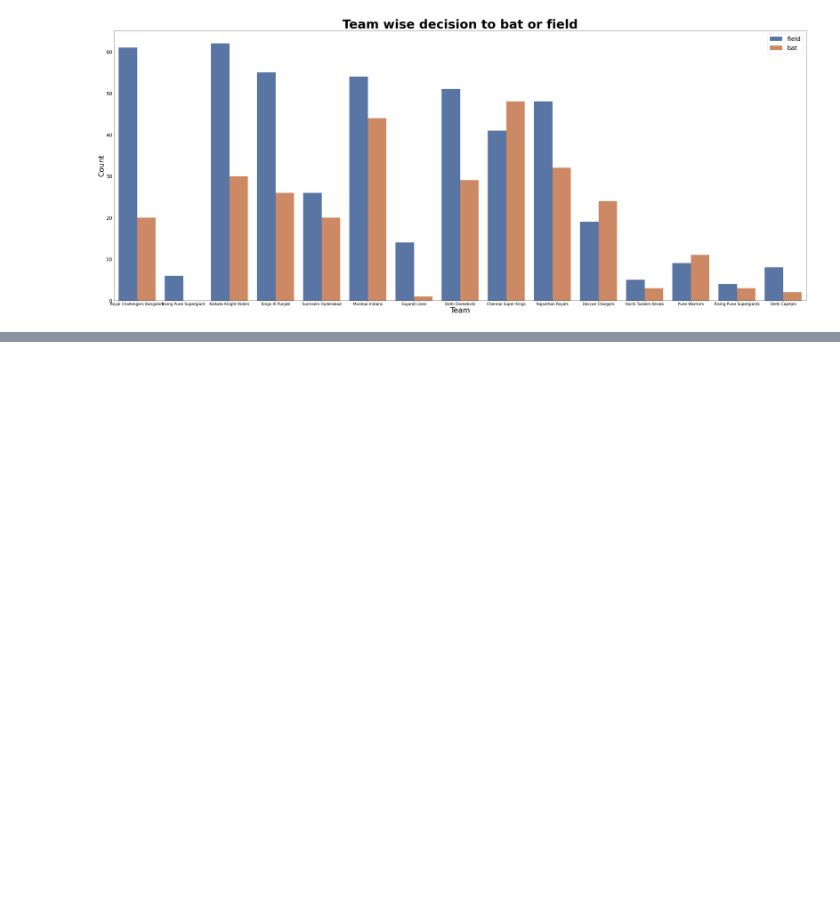
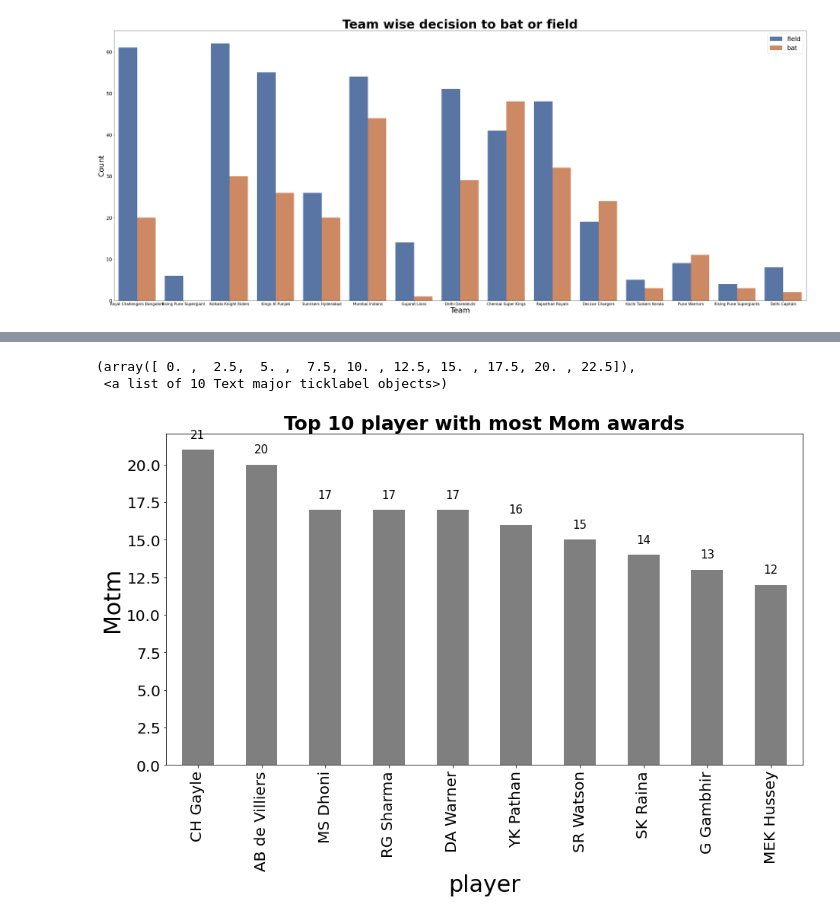
Before and after one commit to nehit210/EDA-on-sports-dataset, a Jupyter notebook: EDA.ipynb, the cells around one changed output, grey strips where cells are left out. Drawn from its saved outputs; the diff is of its cells as text; code cells hidden in the pictures; blank space fills up the shorter version.

```diff
--- a/EDA.ipynb
+++ b/EDA.ipynb
@@ -318,0 +357,3 @@ plt.legend( prop={'size': 25})
+# %%
+player=matches['player_of_match'].value_counts()
+player.head(20)
@@ -318,0 +378,16 @@ plt.legend( prop={'size': 25})
+# %%
+
+plt.figure(figsize=(15,8))
+player.head(10).plot(kind='bar',legend=False,color='tab:gray')
+plt.title("Top 10 player with most Mom awards",fontsize=25,fontweight='bold')
+for index,data in enumerate(player.head(10)):
+    plt.text(x=index , y =data+1 , s=f"{data}" , fontdict=dict(fontsize=15), horizontalalignment='center',
+                verticalalignment='center')
+plt.xlabel('player',size=30)
+plt.ylabel('Motm',size=30)
+plt.xticks(size=20)
+plt.yticks(size=20)
+# %% [output]
+(array([ 0. ,  2.5,  5. ,  7.5, 10. , 12.5, 15. , 17.5, 20. , 22.5]),
+ <a list of 10 Text major ticklabel objects>)
+[figure, added]
```
Also changed, not shown: parts of 11 cells of this notebook.
